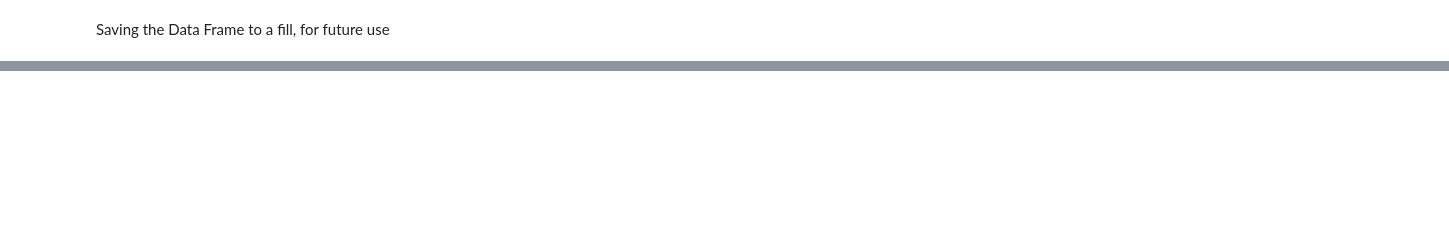
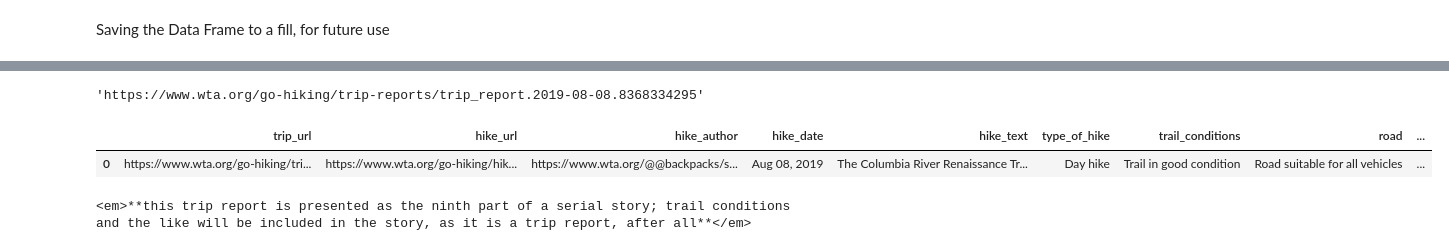
Before and after one commit to annsarapaul/trailrecommender, a Jupyter notebook: 01 Parsing/Parsing Functions.ipynb, the cells around one changed output, grey strips where cells are left out. Saved outputs shown, nothing was run; the diff lists cells and outputs as text; code cells hidden in the pictures; blank space fills up the shorter version.

```diff
--- a/01 Parsing/Parsing Functions.ipynb
+++ b/01 Parsing/Parsing Functions.ipynb
@@ -102,0 +183,5 @@ df.to_csv('trails.csv',index=False)
+# %%
+trip_urls = pd.read_csv('/Users/annsarapaul/GitHub/trailrecommender/01 Parsing/tripreporturls.csv')
+trip_urls.drop_duplicates(keep='first', inplace=True)
+trip_urls.to_csv('tripreporturls.csv',index=False)
+#trip_report_urls = trip_report_urls["URLs"].tolist()
@@ -102,0 +201,16 @@ df.to_csv('trails.csv',index=False)
+# %%
+df_trip = pd.DataFrame(columns=['trip_url','hike_url','hike_author','hike_date','hike_text','type_of_hike','trail_conditions','road','bugs','snow'])
+
+trip_url = ''
+hike_url = ''
+hike_author = ''
+hike_date = ''
+hike_text = ''
+type_of_hike = ''
+trail_conditions = ''
+road = ''
+bugs = ''
+snow = ''
+#df_trip = df_trip.append({'trip_url' : trip_url , 'hike_url' : hike_url, 'hike_author' : hike_author,'hike_date': hike_date,'hike_text': hike_text,'type_of_hike':type_of_hike,'type_of_hike':type_of_hike,'road' :road,'bugs':bugs,'snow':snow} , ignore_index=True)
+header = list(df_trip.columns.values)
+df_trip.to_csv('tripreports.csv', encoding='utf-8', mode='w', header=header, index=False)
@@ -102,0 +219,20 @@ df.to_csv('trails.csv',index=False)
+# %%
+df_trip = pd.DataFrame(columns=['trip_url','hike_url','hike_author','hike_date','hike_text','type_of_hike','trail_conditions','road','bugs','snow'])
+# %%
+from IPython.display import clear_output
+
+def update_progress(iteration, progress):
+    bar_length = 20
+    if isinstance(progress, int):
+        progress = float(progress)
+    if not isinstance(progress, float):
+        progress = 0
+    if progress < 0:
+        progress = 0
+    if progress >= 1:
+        progress = 1
+    block = int(round(bar_length * progress))
+    clear_output(wait = True)
+    text = "Progress: [{0}] {1:.1f}%".format( "#" * block + "-" * (bar_length - block), progress * 100, iteration)
+    print(text)
+    print("Iteration: "+ str(iteration))
@@ -102,0 +322,16 @@ df.to_csv('trails.csv',index=False)
+# %%
+
+trip_url
+# %% [output]
+'https://www.wta.org/go-hiking/trip-reports/trip_report.2019-08-08.8368334295'
+# %%
+df_trip.loc[0, ['hike_date']] = hike_date
+
+df_trip
+# %% [output]
+|  | trip_url | hike_url | hike_author | hike_date | hike_text | type_of_hike | trail_conditions | road | ... |
+| 0 | https://www.wta.org/go-hiking/tri... | https://www.wta.org/go-hiking/hik... | https://www.wta.org/@@backpacks/s... | Aug 08, 2019 | The Columbia River Renaissance Tr... | Day hike | Trail in good condition | Road suitable for all vehicles | ... |
+# %%
+hike_text
+# %% [output]
+<em>**this trip report is presented as the ninth part of a serial story; trail conditions and the like will be included in the story, as it is a trip report, after all**</em>
```
Also changed, not shown: parts of 16 cells of this notebook, 2 other files.
